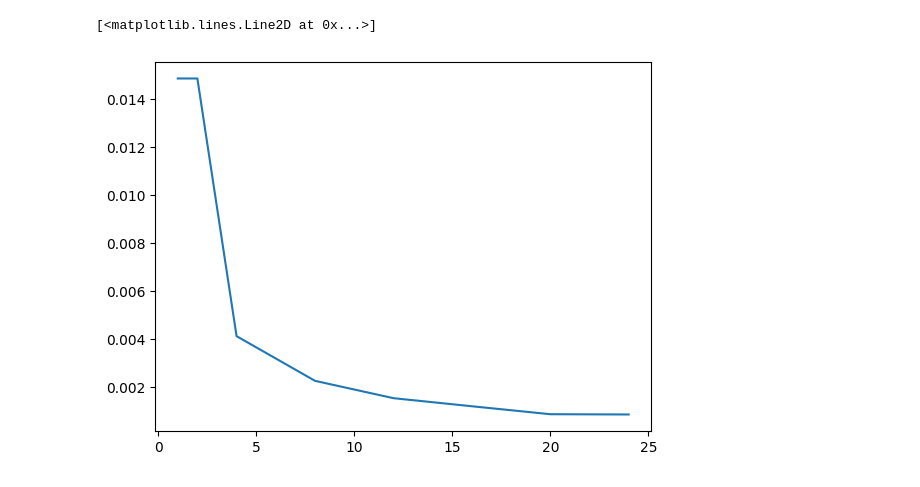
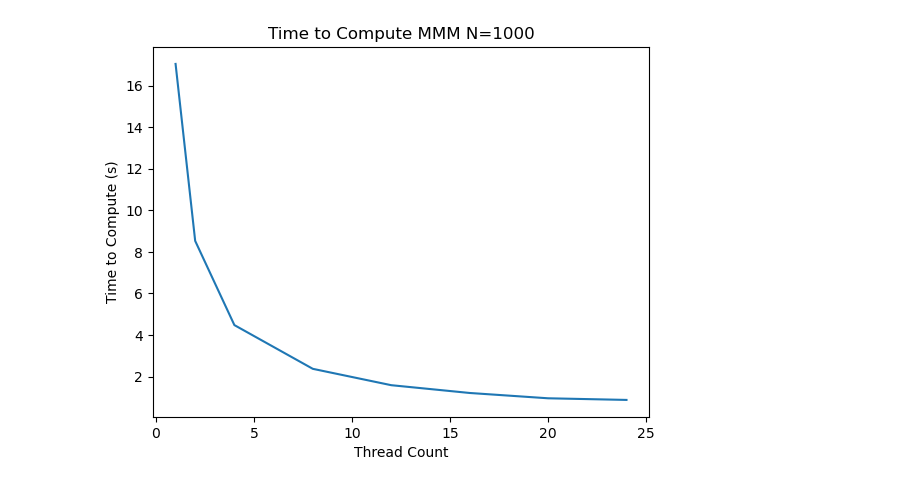
Before and after one commit to cmse822/project-4-openmp-intro-seven-c-s, a Jupyter notebook: Freem_Work/plotting.ipynb, the cells around one changed output. Saved outputs shown, nothing was run; the diff lists cells and outputs as text; code cells hidden in the pictures.

```diff
--- a/Freem_Work/plotting.ipynb
+++ b/Freem_Work/plotting.ipynb
@@ -18,13 +37,16 @@ plt.plot(num_threads, mean_data)
 # %%
 # Reading data
-master_data = pd.read_csv("MMM_100x100.csv")
+master_data = pd.read_csv("MMM_1000x1000.csv")
 master_data = master_data.to_numpy()
 
 # Removing first 20 entries of each timing to ignore first time load up costs
 mean_data =  np.mean(master_data[21:-1, :], 0)
 num_threads = np.array([1, 2, 4, 8, 12, 16, 20, 24])
 
 plt.plot(num_threads, mean_data)
+plt.xlabel("Thread Count")
+plt.ylabel("Time to Compute (s)")
+plt.title("Time to Compute MMM N=1000")
+plt.savefig("plot_N1000.png")
 # %% [output]
-[<matplotlib.lines.Line2D at 0x...>]
-[figure, old version]
+[figure, new version]
```
Also changed, not shown: parts of 3 cells of this notebook, 3 other files.
